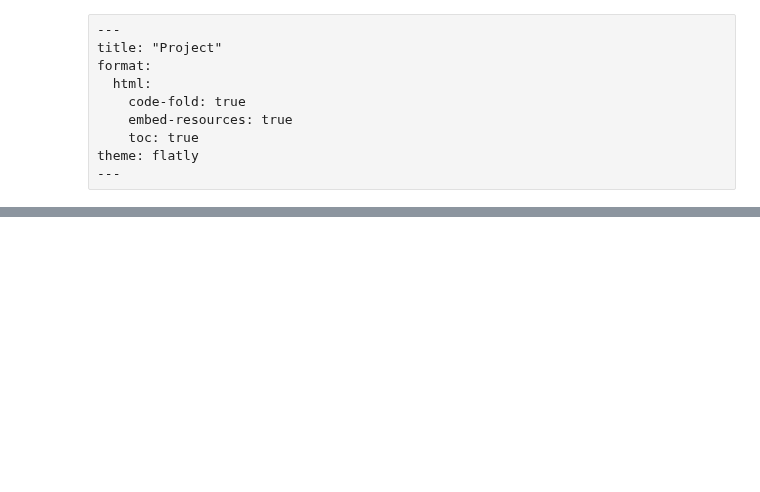
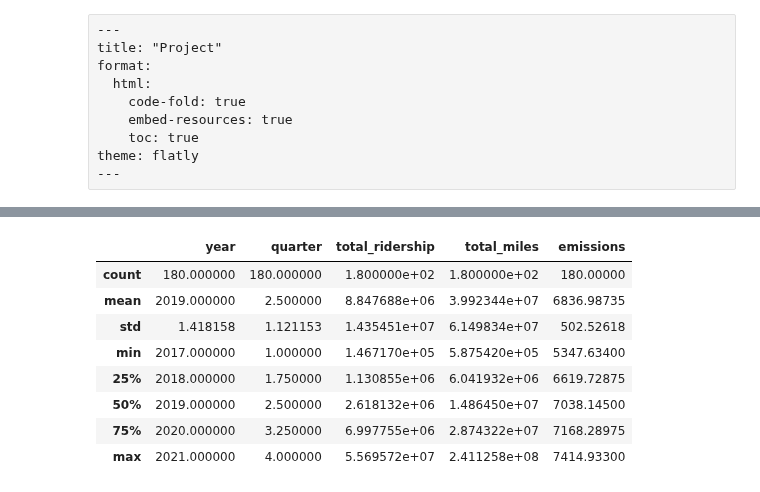
Before and after one commit to chloefeehan/GSB544, a Jupyter notebook: Project/Project.ipynb, the cells around one changed output, grey strips where cells are left out. Saved outputs shown, nothing was run; the diff lists cells and outputs as text; code cells hidden in the pictures; blank space fills up the shorter version.

```diff
--- a/Project/Project.ipynb
+++ b/Project/Project.ipynb
@@ -19,0 +68,12 @@ emissions = pd.read_csv("/Users/chloefeehan/Desktop/python/GSB544/Project/data/e
+# %%
+data_clean.describe()
+# %% [output]
+|  | year | quarter | total_ridership | total_miles | emissions |
+| count | 180.000000 | 180.000000 | 1.800000e+02 | 1.800000e+02 | 180.00000 |
+| mean | 2019.000000 | 2.500000 | 8.847688e+06 | 3.992344e+07 | 6836.98735 |
+| std | 1.418158 | 1.121153 | 1.435451e+07 | 6.149834e+07 | 502.52618 |
+| min | 2017.000000 | 1.000000 | 1.467170e+05 | 5.875420e+05 | 5347.63400 |
+| 25% | 2018.000000 | 1.750000 | 1.130855e+06 | 6.041932e+06 | 6619.72875 |
+| 50% | 2019.000000 | 2.500000 | 2.618132e+06 | 1.486450e+07 | 7038.14500 |
+| 75% | 2020.000000 | 3.250000 | 6.997755e+06 | 2.874322e+07 | 7168.28975 |
+| max | 2021.000000 | 4.000000 | 5.569572e+07 | 2.411258e+08 | 7414.93300 |
```
Also changed, not shown: parts of 9 cells of this notebook, 4 other files.
